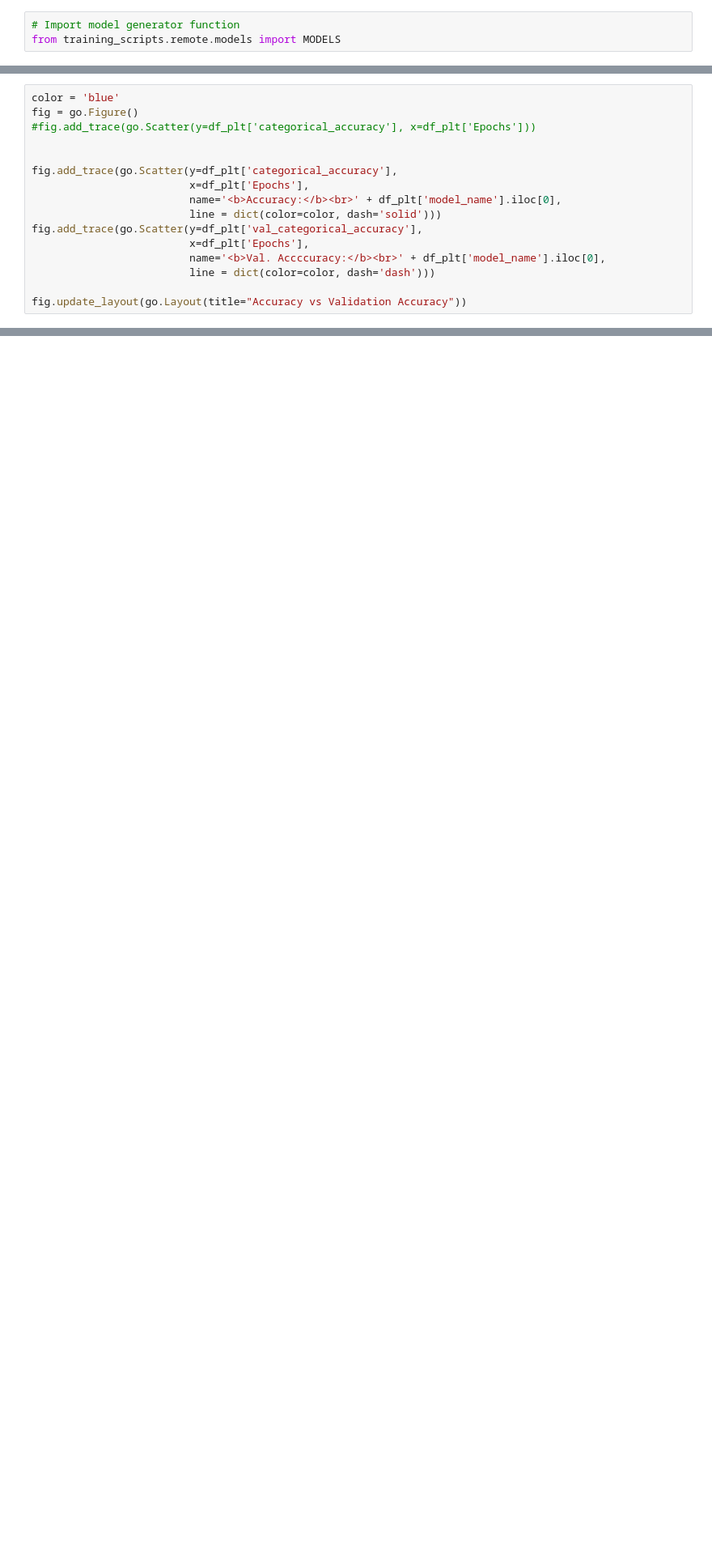
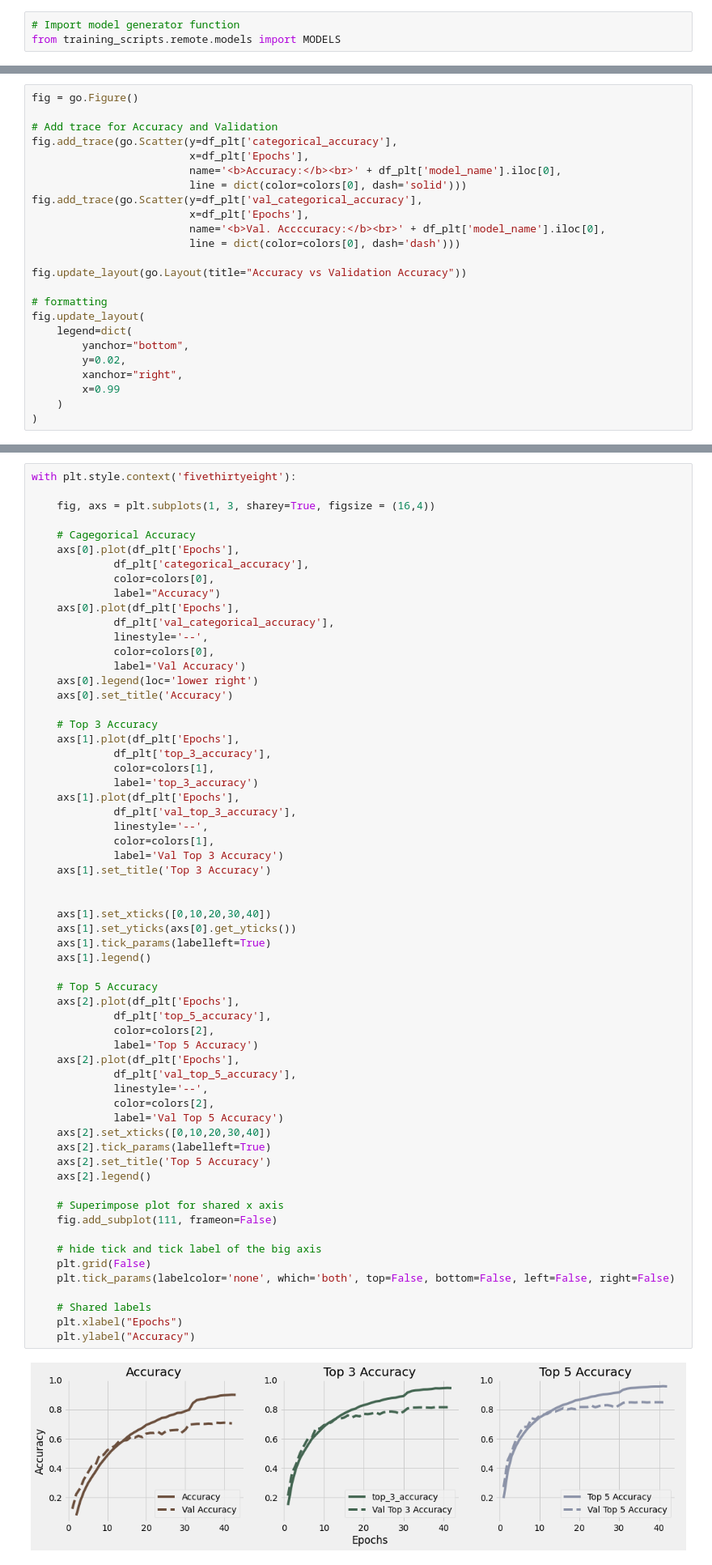
Before and after one commit to benbogart/bird_vocalization_classification, a Jupyter notebook: 05_Post-modeling_exploration.ipynb, the cells around one changed output, grey strips where cells are left out. Shown at 81% size. Cells and saved outputs as stored; diff of their text form; blank space fills up the shorter version.

```diff
--- a/05_Post-modeling_exploration.ipynb
+++ b/05_Post-modeling_exploration.ipynb
@@ -462,18 +440,26 @@ df_plt.head()
 # %%
-color = 'blue'
 fig = go.Figure()
-#fig.add_trace(go.Scatter(y=df_plt['categorical_accuracy'], x=df_plt['Epochs']))
 
-
+# Add trace for Accuracy and Validation
 fig.add_trace(go.Scatter(y=df_plt['categorical_accuracy'],
                          x=df_plt['Epochs'],
                          name='<b>Accuracy:</b><br>' + df_plt['model_name'].iloc[0],
-                         line = dict(color=color, dash='solid')))
+                         line = dict(color=colors[0], dash='solid')))
 fig.add_trace(go.Scatter(y=df_plt['val_categorical_accuracy'],
                          x=df_plt['Epochs'],
                          name='<b>Val. Accccuracy:</b><br>' + df_plt['model_name'].iloc[0],
-                         line = dict(color=color, dash='dash')))
+                         line = dict(color=colors[0], dash='dash')))
 
 fig.update_layout(go.Layout(title="Accuracy vs Validation Accuracy"))
+
+# formatting
+fig.update_layout(
+    legend=dict(
+        yanchor="bottom",
+        y=0.02,
+        xanchor="right",
+        x=0.99
+    )
+)
 # %% [output]
 [interactive output not drawn]
@@ -479,0 +468,63 @@ fig.update_layout(go.Layout(title="Accuracy vs Validation Accuracy"))
+# %%
+with plt.style.context('fivethirtyeight'):
+
+    fig, axs = plt.subplots(1, 3, sharey=True, figsize = (16,4))
+
+    # Cagegorical Accuracy
+    axs[0].plot(df_plt['Epochs'],
+             df_plt['categorical_accuracy'],
+             color=colors[0],
+             label="Accuracy")
+    axs[0].plot(df_plt['Epochs'],
+             df_plt['val_categorical_accuracy'],
+             linestyle='--',
+             color=colors[0],
+             label='Val Accuracy')
+    axs[0].legend(loc='lower right')
+    axs[0].set_title('Accuracy')
+
+    # Top 3 Accuracy
+    axs[1].plot(df_plt['Epochs'],
+             df_plt['top_3_accuracy'],
+             color=colors[1],
+             label='top_3_accuracy')
+    axs[1].plot(df_plt['Epochs'],
+             df_plt['val_top_3_accuracy'],
+             linestyle='--',
+             color=colors[1],
+             label='Val Top 3 Accuracy')
+    axs[1].set_title('Top 3 Accuracy')
+
+
+    axs[1].set_xticks([0,10,20,30,40])
+    axs[1].set_yticks(axs[0].get_yticks())
+    axs[1].tick_params(labelleft=True)
+    axs[1].legend()
+
+    # Top 5 Accuracy
+    axs[2].plot(df_plt['Epochs'],
+             df_plt['top_5_accuracy'],
+             color=colors[2],
+             label='Top 5 Accuracy')
+    axs[2].plot(df_plt['Epochs'],
+             df_plt['val_top_5_accuracy'],
+             linestyle='--',
+             color=colors[2],
+             label='Val Top 5 Accuracy')
+    axs[2].set_xticks([0,10,20,30,40])
+    axs[2].tick_params(labelleft=True)
+    axs[2].set_title('Top 5 Accuracy')
+    axs[2].legend()
+
+    # Superimpose plot for shared x axis
+    fig.add_subplot(111, frameon=False)
+
+    # hide tick and tick label of the big axis
+    plt.grid(False)
+    plt.tick_params(labelcolor='none', which='both', top=False, bottom=False, left=False, right=False)
+
+    # Shared labels
+    plt.xlabel("Epochs")
+    plt.ylabel("Accuracy")
+# %% [output]
+[figure, added]
```
Also changed, not shown: parts of 58 cells of this notebook.
